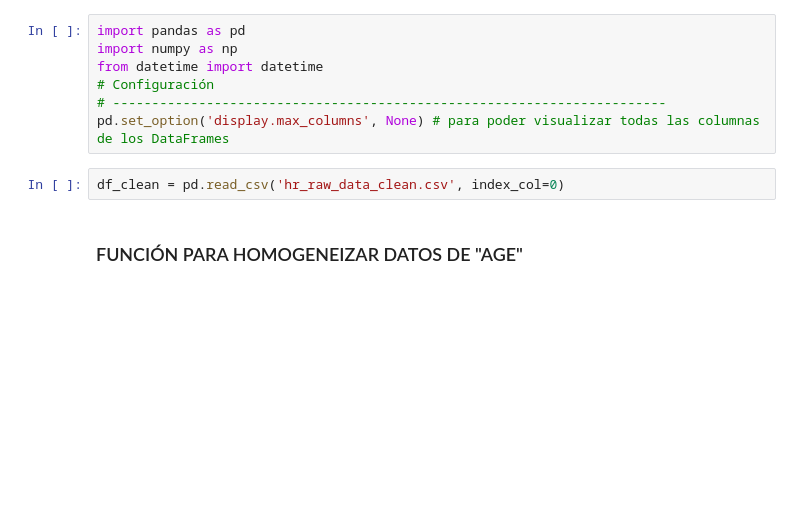
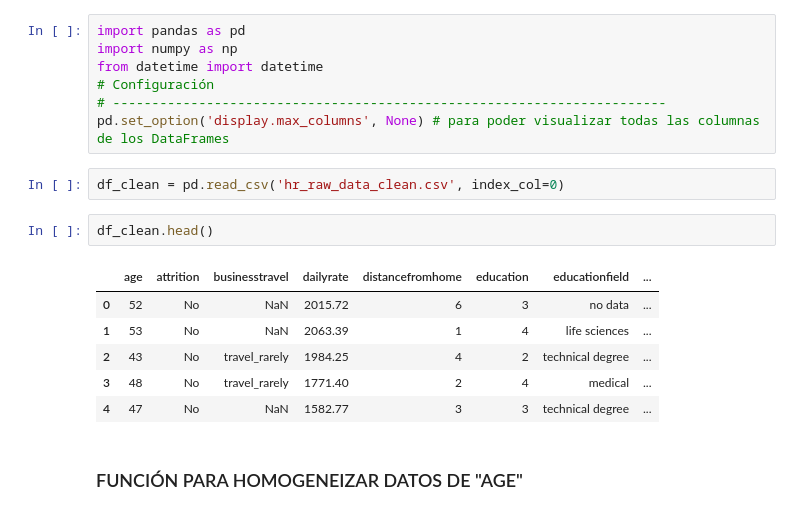
Before and after one commit to FiSaRaff/project-da-promo-k-modulo-3-team-2, a Jupyter notebook: limpieza_datos_pruebas.ipynb, the cells around one changed output. Saved outputs shown, nothing was run; the diff lists cells and outputs as text; blank space fills up the shorter version.

```diff
--- a/limpieza_datos_pruebas.ipynb
+++ b/limpieza_datos_pruebas.ipynb
@@ -7,6 +7,15 @@ from datetime import datetime
 pd.set_option('display.max_columns', None) # para poder visualizar todas las columnas de los DataFrames
 # %%
 df_clean = pd.read_csv('hr_raw_data_clean.csv', index_col=0)
+# %%
+df_clean.head()
+# %% [output]
+|  | age | attrition | businesstravel | dailyrate | distancefromhome | education | educationfield | ... |
+| 0 | 52 | No | NaN | 2015.72 | 6 | 3 | no data | ... |
+| 1 | 53 | No | NaN | 2063.39 | 1 | 4 | life sciences | ... |
+| 2 | 43 | No | travel_rarely | 1984.25 | 4 | 2 | technical degree | ... |
+| 3 | 48 | No | travel_rarely | 1771.40 | 2 | 4 | medical | ... |
+| 4 | 47 | No | NaN | 1582.77 | 3 | 3 | technical degree | ... |
 # %% [markdown]
 ### FUNCIÓN PARA HOMOGENEIZAR DATOS DE "AGE"
 # %%
```
Also changed, not shown: parts of 4 cells of this notebook, 2 other files.
